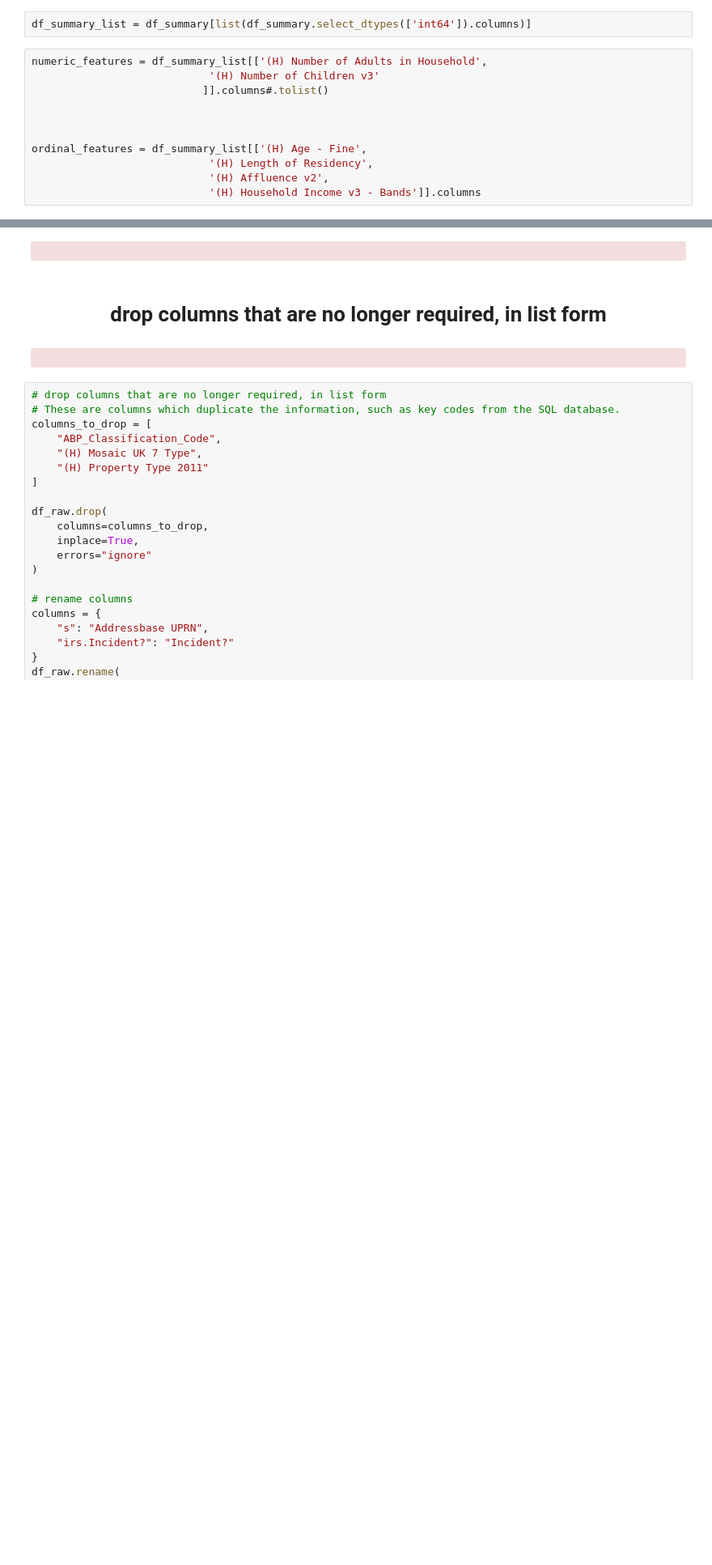
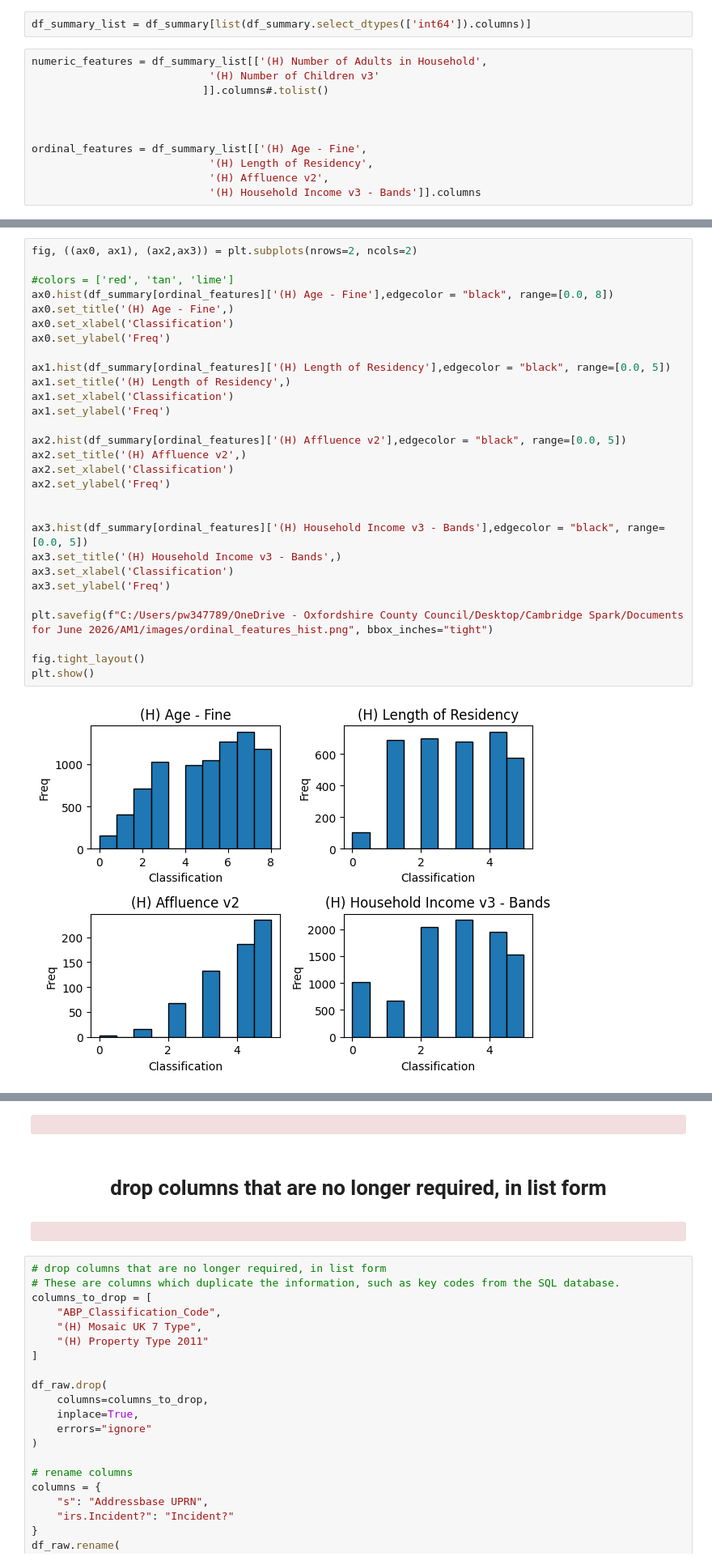
Before and after one commit to admason/C_Spark_Project, a Jupyter notebook: PEP8_OFRS_Home_Safety_ML_model.ipynb, the cells around one changed output, grey strips where cells are left out. Shown at 81% size. Drawn from its saved outputs; the diff is of its cells as text; blank space fills up the shorter version.

```diff
--- a/PEP8_OFRS_Home_Safety_ML_model.ipynb
+++ b/PEP8_OFRS_Home_Safety_ML_model.ipynb
@@ -336,2 +468,33 @@ ax_2 = df_summary[ordinal_features].plot.box(vert=False)
+# %%
+fig, ((ax0, ax1), (ax2,ax3)) = plt.subplots(nrows=2, ncols=2)
+
+#colors = ['red', 'tan', 'lime']
+ax0.hist(df_summary[ordinal_features]['(H) Age - Fine'],edgecolor = "black", range=[0.0, 8])
+ax0.set_title('(H) Age - Fine',)
+ax0.set_xlabel('Classification')
+ax0.set_ylabel('Freq')
+
+ax1.hist(df_summary[ordinal_features]['(H) Length of Residency'],edgecolor = "black", range=[0.0, 5])
+ax1.set_title('(H) Length of Residency',)
+ax1.set_xlabel('Classification')
+ax1.set_ylabel('Freq')
+
+ax2.hist(df_summary[ordinal_features]['(H) Affluence v2'],edgecolor = "black", range=[0.0, 5])
+ax2.set_title('(H) Affluence v2',)
+ax2.set_xlabel('Classification')
+ax2.set_ylabel('Freq')
+
+
+ax3.hist(df_summary[ordinal_features]['(H) Household Income v3 - Bands'],edgecolor = "black", range=[0.0, 5])
+ax3.set_title('(H) Household Income v3 - Bands',)
+ax3.set_xlabel('Classification')
+ax3.set_ylabel('Freq')
+
+plt.savefig(f"C:/Users/pw347789/OneDrive - Oxfordshire County Council/Desktop/Cambridge Spark/Documents for June 2026/AM1/images/ordinal_features_hist.png", bbox_inches="tight")
+
+fig.tight_layout()
+plt.show()
+# %% [output]
+[figure, added]
 # %%
 df_raw.shape
```
Also changed, not shown: parts of 133 cells of this notebook.
